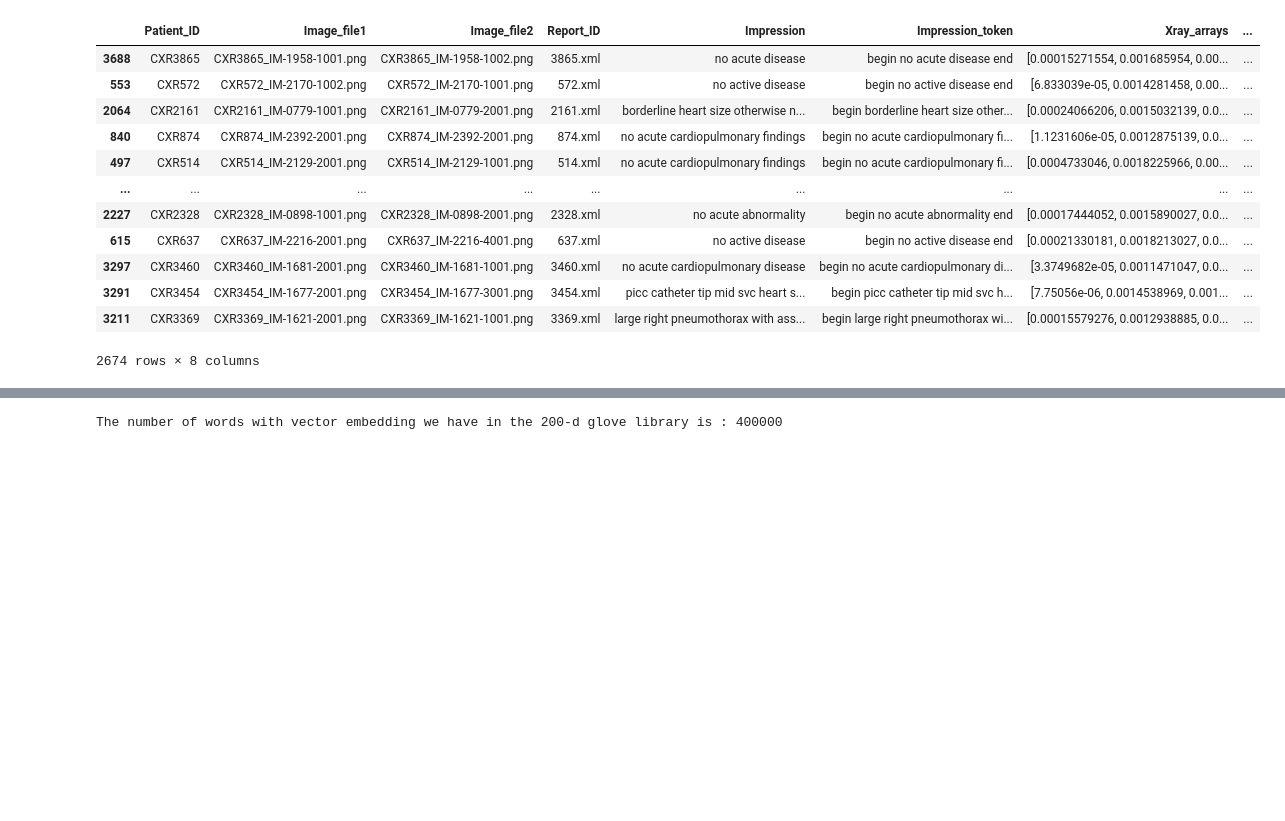
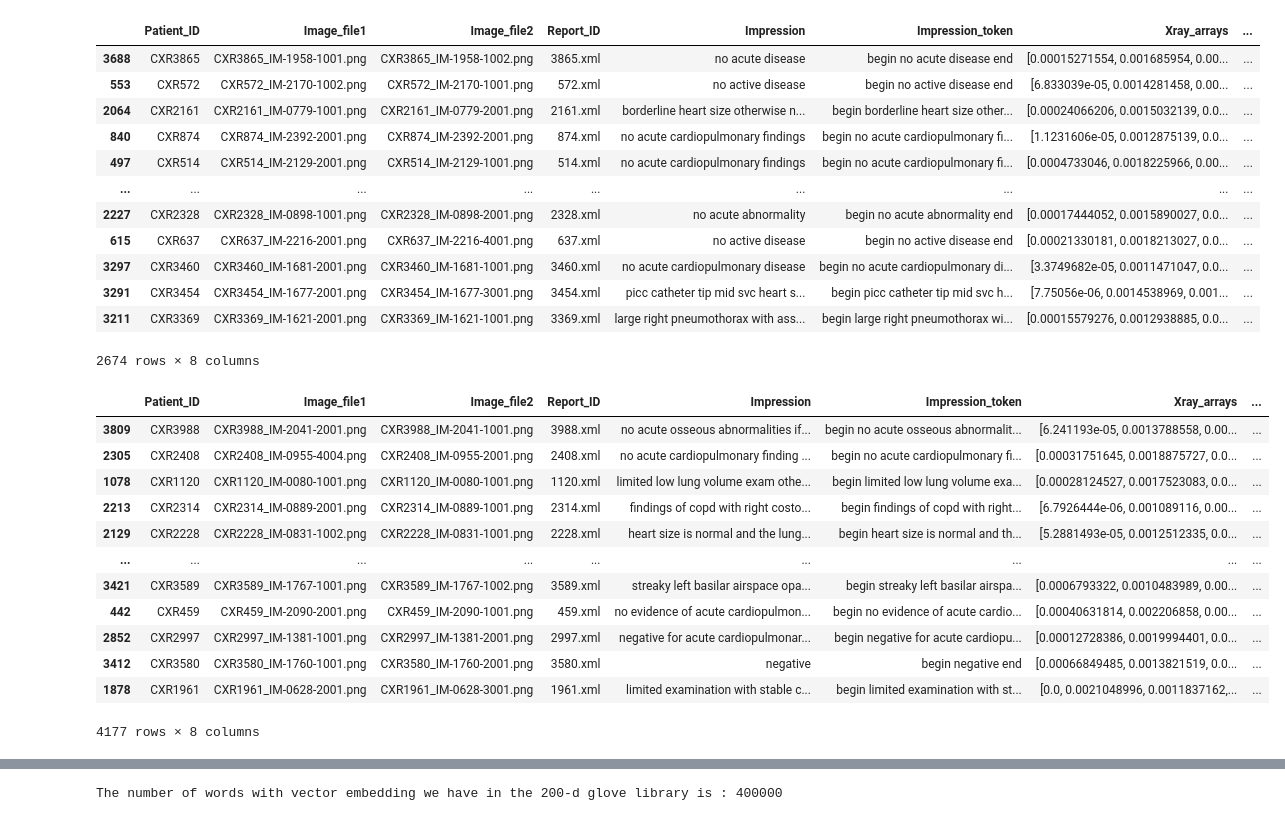
Before and after one commit to piperalpha7/CHEST-XRAY-KEYWORD-GENERATION-THROUGH-DEEP-LEARNING-, a Jupyter notebook: Python Notebooks/Model8.ipynb, the cells around one changed output, grey strips where cells are left out. Saved outputs shown, nothing was run; the diff lists cells and outputs as text; code cells hidden in the pictures; blank space fills up the shorter version.

```diff
--- a/Python Notebooks/Model8.ipynb
+++ b/Python Notebooks/Model8.ipynb
@@ -266,6 +266,22 @@ train =  pd.concat(add_dfs)
 # %%
 # Shuffling the train dataset
 train = shuffle(train)
+# %%
+train
+# %% [output]
+|  | Patient_ID | Image_file1 | Image_file2 | Report_ID | Impression | Impression_token | Xray_arrays | ... |
+| 3809 | CXR3988 | CXR3988_IM-2041-2001.png | CXR3988_IM-2041-1001.png | 3988.xml | no acute osseous abnormalities if... | begin no acute osseous abnormalit... | [6.241193e-05, 0.0013788558, 0.00... | ... |
+| 2305 | CXR2408 | CXR2408_IM-0955-4004.png | CXR2408_IM-0955-2001.png | 2408.xml | no acute cardiopulmonary finding ... | begin no acute cardiopulmonary fi... | [0.00031751645, 0.0018875727, 0.0... | ... |
+| 1078 | CXR1120 | CXR1120_IM-0080-1001.png | CXR1120_IM-0080-1001.png | 1120.xml | limited low lung volume exam othe... | begin limited low lung volume exa... | [0.00028124527, 0.0017523083, 0.0... | ... |
+| 2213 | CXR2314 | CXR2314_IM-0889-2001.png | CXR2314_IM-0889-1001.png | 2314.xml | findings of copd with right costo... | begin findings of copd with right... | [6.7926444e-06, 0.001089116, 0.00... | ... |
+| 2129 | CXR2228 | CXR2228_IM-0831-1002.png | CXR2228_IM-0831-1001.png | 2228.xml | heart size is normal and the lung... | begin heart size is normal and th... | [5.2881493e-05, 0.0012512335, 0.0... | ... |
+| ... | ... | ... | ... | ... | ... | ... | ... | ... |
+| 3421 | CXR3589 | CXR3589_IM-1767-1001.png | CXR3589_IM-1767-1002.png | 3589.xml | streaky left basilar airspace opa... | begin streaky left basilar airspa... | [0.0006793322, 0.0010483989, 0.00... | ... |
+| 442 | CXR459 | CXR459_IM-2090-2001.png | CXR459_IM-2090-1001.png | 459.xml | no evidence of acute cardiopulmon... | begin no evidence of acute cardio... | [0.00040631814, 0.002206858, 0.00... | ... |
+| 2852 | CXR2997 | CXR2997_IM-1381-1001.png | CXR2997_IM-1381-2001.png | 2997.xml | negative for acute cardiopulmonar... | begin negative for acute cardiopu... | [0.00012728386, 0.0019994401, 0.0... | ... |
+| 3412 | CXR3580 | CXR3580_IM-1760-1001.png | CXR3580_IM-1760-2001.png | 3580.xml | negative | begin negative end | [0.00066849485, 0.0013821519, 0.0... | ... |
+| 1878 | CXR1961 | CXR1961_IM-0628-2001.png | CXR1961_IM-0628-3001.png | 1961.xml | limited examination with stable c... | begin limited examination with st... | [0.0, 0.0021048996, 0.0011837162,... | ... |
+4177 rows × 8 columns
 # %%
 # As we see after rebalancing the 'Impression' value_counts has changed completely thereby giving a better balance to the train dataset #
 train['Impression'].value_counts()
```
Also changed, not shown: parts of 4 cells of this notebook, 7 other files.
